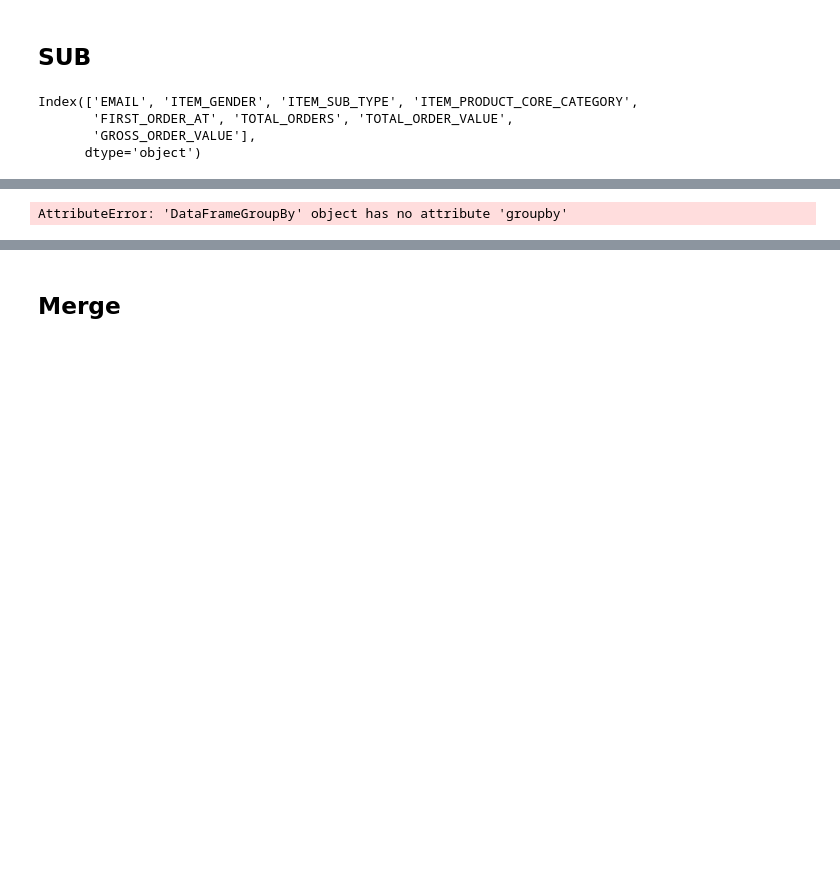
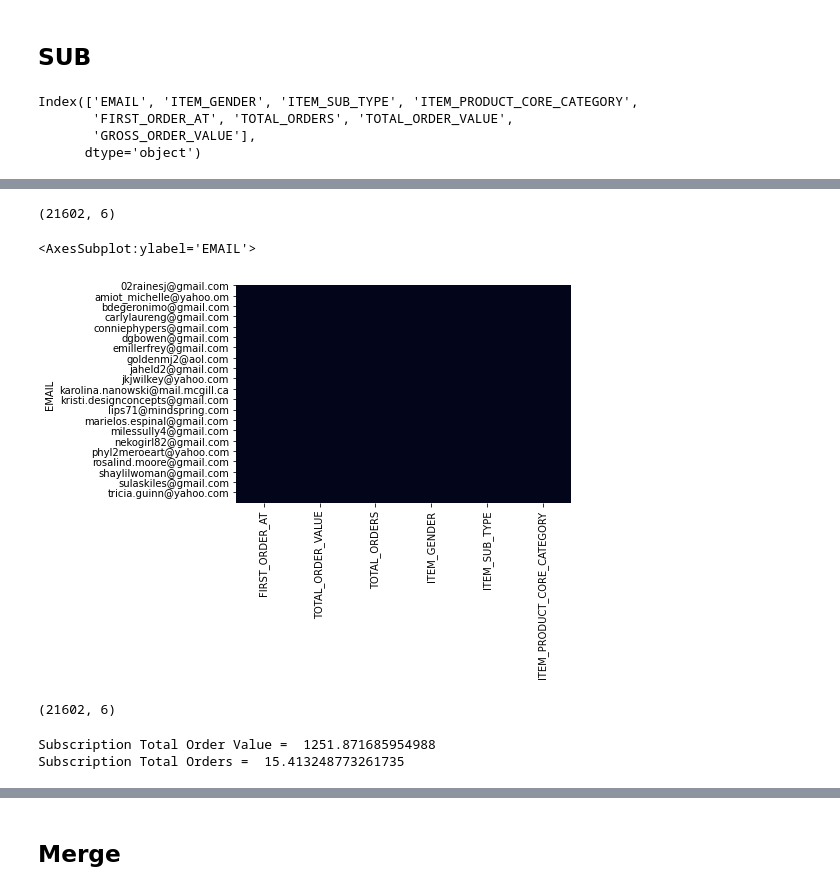
Before and after one commit to meaganlazer/Parking_Tickets_Timeseries, a Jupyter notebook: OrderData.ipynb, the cells around one changed output, grey strips where cells are left out. Drawn from its saved outputs; the diff is of its cells as text; code cells hidden in the pictures; blank space fills up the shorter version.

```diff
--- a/OrderData.ipynb
+++ b/OrderData.ipynb
@@ -242,31 +267,33 @@ unique emails =  22432
 # %%
-# AGG
+# Aggregate
+# bydate=df.groupby(["ObservationDate"]).agg({"Confirmed":'sum',"Recovered":'sum',"Deaths":'sum'})
+# bydate.head()
 
-# df = gold.groupby('EMAIL')\
-
-
-
-# df.groupby('EMAIL').transform(lambda x: x - x.mean())
-
-df.groupby('EMAIL').aggregate({'FIRST_ORDER_AT': 'min',
-                             'TOTAL_ORDER_VALUE': 'mean'})
-
-df = gold.groupby('EMAIL').agg({\
-                                'FIRST_ORDER_AT': 'min'\
-                                'TOTAL_ORDER_VALUE': 'mean'\
-                                'GROSS_ORDER_VALUE': 'mean()\
-                                'TOTAL_ORDERS': 'mean()\
-                                'ITEM_GENDER': 'last()\
-                                'ITEM_SUB_TYPE': 'last()\
-                                'ITEM_PRODUCT_CORE_CATEGORY': 'last()
-
-
-
-
-                                "Recovered":'sum',"Deaths":'sum'})
-
-
-
+df = gold.groupby('EMAIL').agg({"FIRST_ORDER_AT":'min',\
+                                'TOTAL_ORDER_VALUE': 'mean',\
+                                'TOTAL_ORDERS': 'mean'\
+                                ,'ITEM_GENDER': 'last',\
+                                'ITEM_SUB_TYPE': 'last',\
+                                'ITEM_PRODUCT_CORE_CATEGORY': 'last'\
+                               })
 df.shape
 # %% [output]
-AttributeError: 'DataFrameGroupBy' object has no attribute 'groupby'
+(21602, 6)
+# %%
+sns.heatmap(df.isnull(), cbar=False)
+# %% [output]
+<AxesSubplot:ylabel='EMAIL'>
+[figure, added]
+# %%
+df.shape
+# %% [output]
+(21602, 6)
+# %%
+df_total = df['TOTAL_ORDER_VALUE'].mean()
+print('Subscription Total Order Value = ',df_total)
+
+df_orders = df['TOTAL_ORDERS'].mean()
+print('Subscription Total Orders = ',df_orders)
+# %% [output]
+Subscription Total Order Value =  1251.871685954988
+Subscription Total Orders =  15.413248773261735
```
Also changed, not shown: parts of 26 cells of this notebook.
